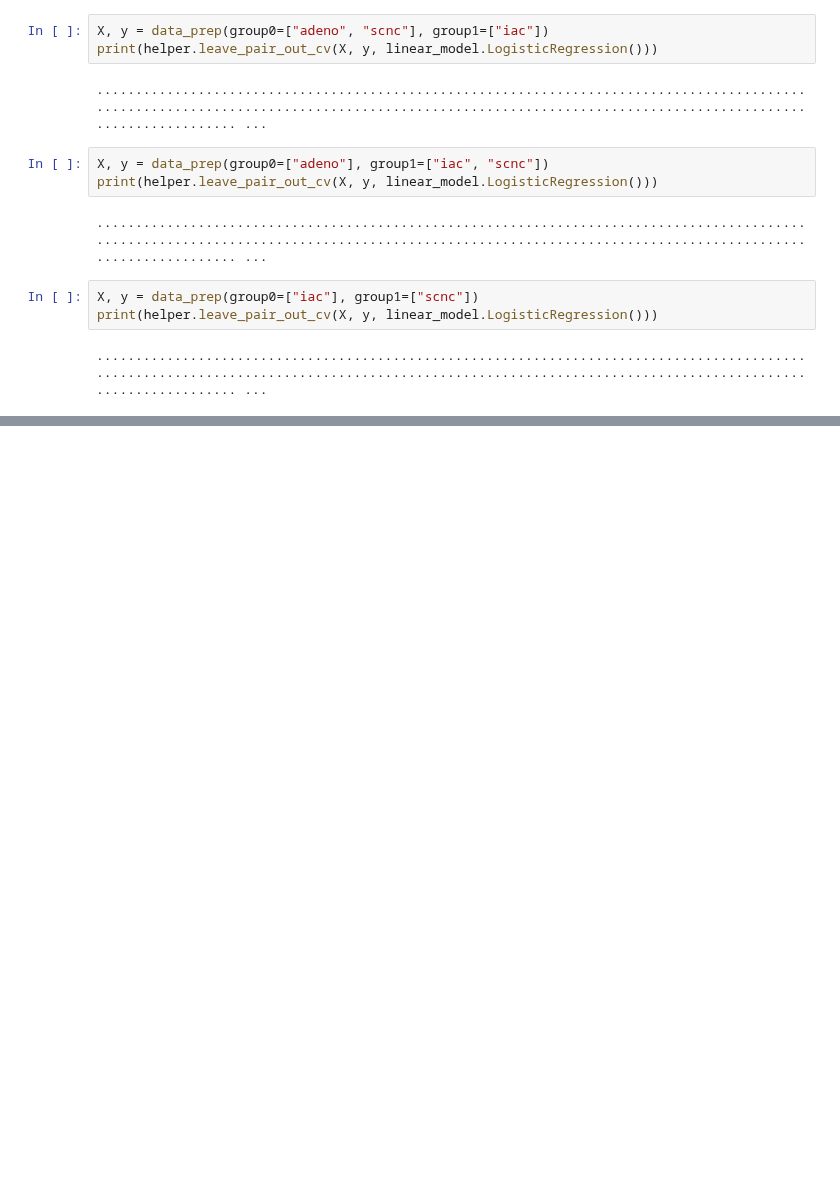
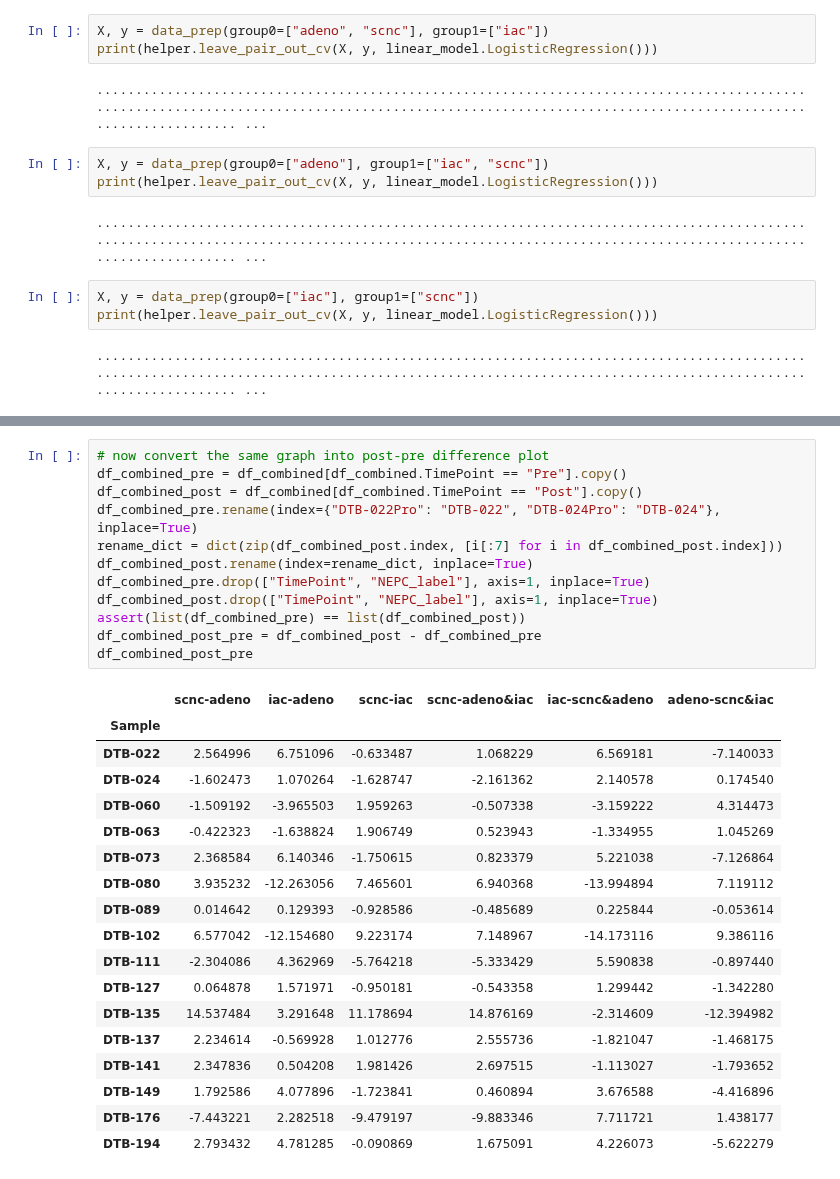
Before and after one commit to MollyZhang/ARsig_python, a Jupyter notebook: NEPCsig.ipynb, the cells around one changed output, grey strips where cells are left out. Saved outputs shown, nothing was run; the diff lists cells and outputs as text; blank space fills up the shorter version.

```diff
--- a/NEPCsig.ipynb
+++ b/NEPCsig.ipynb
@@ -127,0 +234,31 @@ print(helper.leave_pair_out_cv(X, y, linear_model.LogisticRegression()))
+# %%
+# now convert the same graph into post-pre difference plot
+df_combined_pre = df_combined[df_combined.TimePoint == "Pre"].copy()
+df_combined_post = df_combined[df_combined.TimePoint == "Post"].copy()
+df_combined_pre.rename(index={"DTB-022Pro": "DTB-022", "DTB-024Pro": "DTB-024"}, inplace=True)
+rename_dict = dict(zip(df_combined_post.index, [i[:7] for i in df_combined_post.index]))
+df_combined_post.rename(index=rename_dict, inplace=True)
+df_combined_pre.drop(["TimePoint", "NEPC_label"], axis=1, inplace=True)
+df_combined_post.drop(["TimePoint", "NEPC_label"], axis=1, inplace=True)
+assert(list(df_combined_pre) == list(df_combined_post))
+df_combined_post_pre = df_combined_post - df_combined_pre
+df_combined_post_pre
+# %% [output]
+|  | scnc-adeno | iac-adeno | scnc-iac | scnc-adeno&iac | iac-scnc&adeno | adeno-scnc&iac |
+| Sample |  |  |  |  |  |  |
+| DTB-022 | 2.564996 | 6.751096 | -0.633487 | 1.068229 | 6.569181 | -7.140033 |
+| DTB-024 | -1.602473 | 1.070264 | -1.628747 | -2.161362 | 2.140578 | 0.174540 |
+| DTB-060 | -1.509192 | -3.965503 | 1.959263 | -0.507338 | -3.159222 | 4.314473 |
+| DTB-063 | -0.422323 | -1.638824 | 1.906749 | 0.523943 | -1.334955 | 1.045269 |
+| DTB-073 | 2.368584 | 6.140346 | -1.750615 | 0.823379 | 5.221038 | -7.126864 |
+| DTB-080 | 3.935232 | -12.263056 | 7.465601 | 6.940368 | -13.994894 | 7.119112 |
+| DTB-089 | 0.014642 | 0.129393 | -0.928586 | -0.485689 | 0.225844 | -0.053614 |
+| DTB-102 | 6.577042 | -12.154680 | 9.223174 | 7.148967 | -14.173116 | 9.386116 |
+| DTB-111 | -2.304086 | 4.362969 | -5.764218 | -5.333429 | 5.590838 | -0.897440 |
+| DTB-127 | 0.064878 | 1.571971 | -0.950181 | -0.543358 | 1.299442 | -1.342280 |
+| DTB-135 | 14.537484 | 3.291648 | 11.178694 | 14.876169 | -2.314609 | -12.394982 |
+| DTB-137 | 2.234614 | -0.569928 | 1.012776 | 2.555736 | -1.821047 | -1.468175 |
+| DTB-141 | 2.347836 | 0.504208 | 1.981426 | 2.697515 | -1.113027 | -1.793652 |
+| DTB-149 | 1.792586 | 4.077896 | -1.723841 | 0.460894 | 3.676588 | -4.416896 |
+| DTB-176 | -7.443221 | 2.282518 | -9.479197 | -9.883346 | 7.711721 | 1.438177 |
+| DTB-194 | 2.793432 | 4.781285 | -0.090869 | 1.675091 | 4.226073 | -5.622279 |
```
Also changed, not shown: parts of 13 cells of this notebook, 1 other file.
